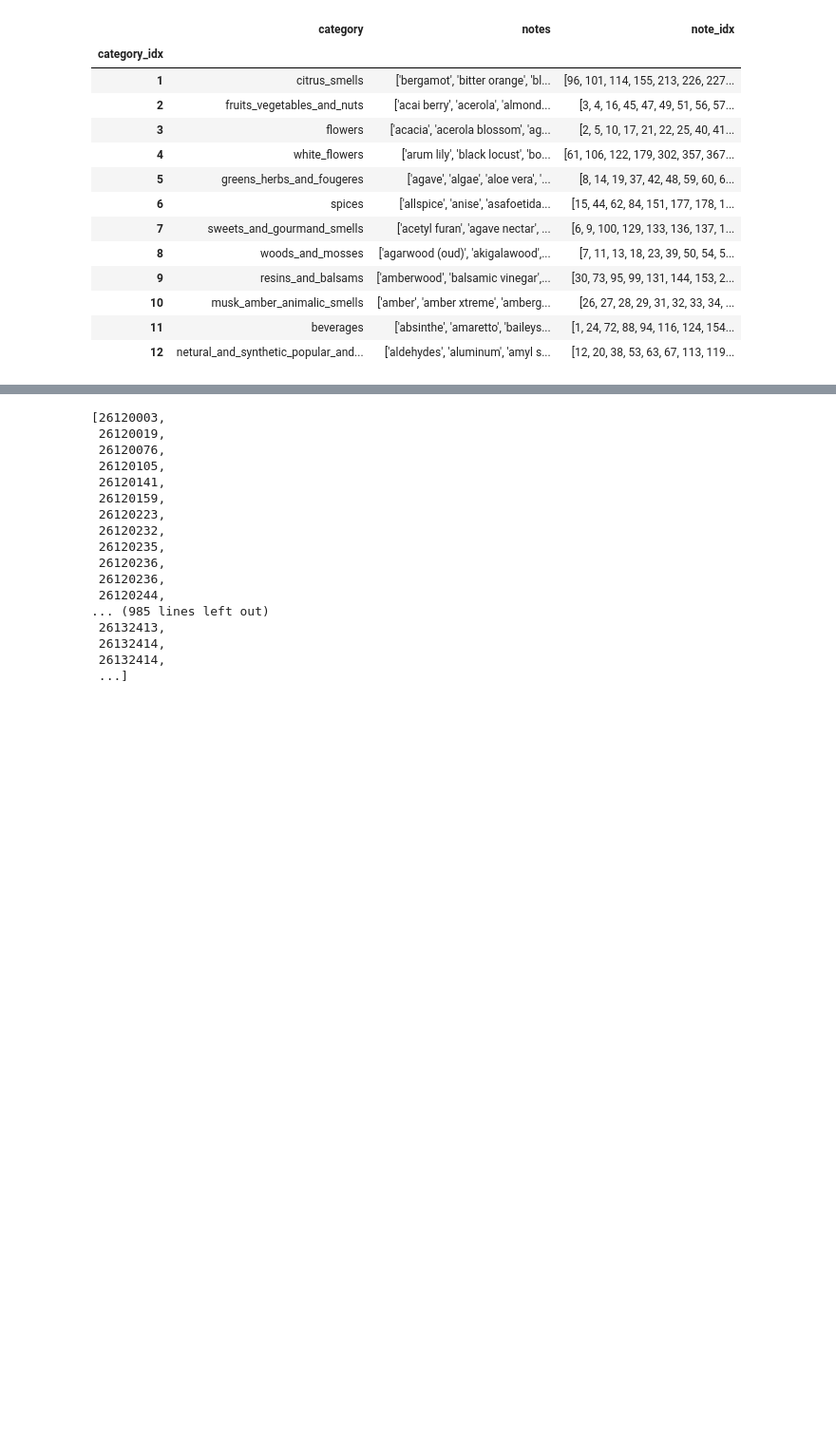
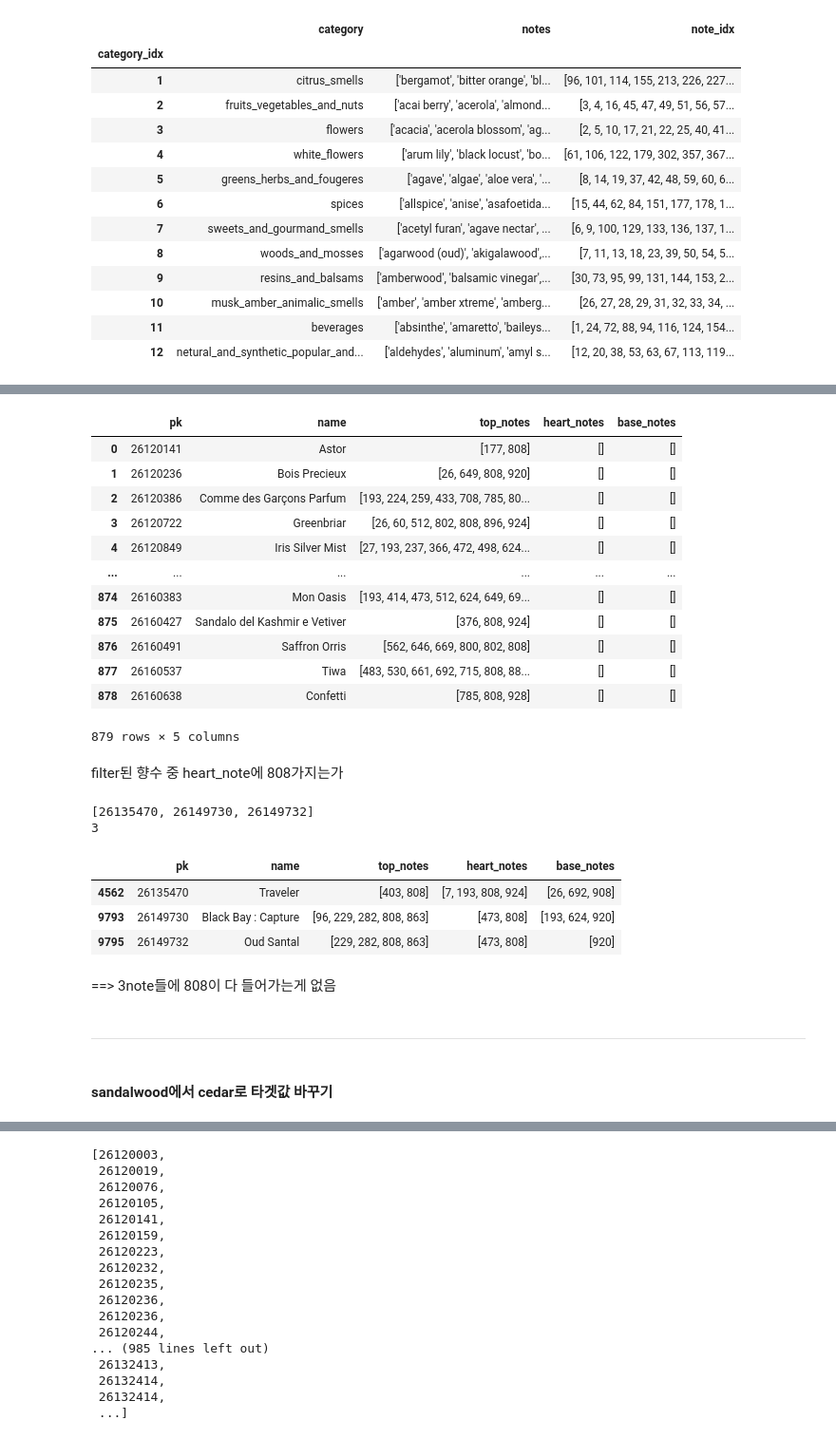
Before and after one commit to Heewon-K/Project-perfume-rec, a Jupyter notebook: code/cat8_results.ipynb, the cells around one changed output, grey strips where cells are left out. Shown: that part at 95% size. Cells and saved outputs as stored; diff of their text form; code cells hidden in the pictures; blank space fills up the shorter version.

```diff
--- a/code/cat8_results.ipynb
+++ b/code/cat8_results.ipynb
@@ -53,0 +67,8 @@ top_notes에 cat8이 있는지 ==> sandalwood값이 있는지로 바꿔야함
+# %%
+# top_notes에 808번 향을 포함하는 향수의 pk값을 top_808 리스트에 넣기
+top_808 = []
+for i in range(len(perfume_df)):
+    for j in range(len(perfume_df['top_notes'][i])):
+        if perfume_df['top_notes'][i][j] == 808:
+            top_808.append(perfume_df['pk'][i])
+top_808
@@ -53,0 +93,59 @@ top_notes에 cat8이 있는지 ==> sandalwood값이 있는지로 바꿔야함
+# %%
+# top_808리스트 속의 값을 pk로 가지는 향수만 골라서 새로 데이터 프레임 만들기
+test = []
+for i in top_808:
+    test.append(perfume_df[perfume_df['pk'] == i])
+
+df = test[0]
+for i in range(1,len(test)):
+    df = df.append(test[i])
+df = df.reset_index(drop = True)
+df
+# %% [output]
+|  | pk | name | top_notes | heart_notes | base_notes |
+| 0 | 26120141 | Astor | [177, 808] | [] | [] |
+| 1 | 26120236 | Bois Precieux | [26, 649, 808, 920] | [] | [] |
+| 2 | 26120386 | Comme des Garçons Parfum | [193, 224, 259, 433, 708, 785, 80... | [] | [] |
+| 3 | 26120722 | Greenbriar | [26, 60, 512, 802, 808, 896, 924] | [] | [] |
+| 4 | 26120849 | Iris Silver Mist | [27, 193, 237, 366, 472, 498, 624... | [] | [] |
+| ... | ... | ... | ... | ... | ... |
+| 874 | 26160383 | Mon Oasis | [193, 414, 473, 512, 624, 649, 69... | [] | [] |
+| 875 | 26160427 | Sandalo del Kashmir e Vetiver | [376, 808, 924] | [] | [] |
+| 876 | 26160491 | Saffron Orris | [562, 646, 669, 800, 802, 808] | [] | [] |
+| 877 | 26160537 | Tiwa | [483, 530, 661, 692, 715, 808, 88... | [] | [] |
+| 878 | 26160638 | Confetti | [785, 808, 928] | [] | [] |
+879 rows × 5 columns
+# %% [markdown]
+filter된 향수 중 heart_note에 808가지는가
+# %%
+mid_808 = []
+
+for i in range(len(df)):
+    for j in range(len(df['heart_notes'][i])):
+        if df['heart_notes'][i][j] == 808:
+            mid_808.append(df['pk'][i])
+print(mid_808[0:3])
+print(len(mid_808))
+# %% [output]
+[26135470, 26149730, 26149732]
+3
+# %%
+test = []
+for i in mid_808:
+    test.append(perfume_df[perfume_df['pk'] == i])
+
+df_middle = test[0]
+for i in range(1,len(test)):
+    df_middle = df_middle.append(test[i])
+df_middle
+# %% [output]
+|  | pk | name | top_notes | heart_notes | base_notes |
+| 4562 | 26135470 | Traveler | [403, 808] | [7, 193, 808, 924] | [26, 692, 908] |
+| 9793 | 26149730 | Black Bay : Capture | [96, 229, 282, 808, 863] | [473, 808] | [193, 624, 920] |
+| 9795 | 26149732 | Oud Santal | [229, 282, 808, 863] | [473, 808] | [920] |
+# %% [markdown]
+==> 3note들에 808이 다 들어가는게 없음
+# %% [markdown]
+***
+# %% [markdown]
+#### sandalwood에서 cedar로 타겟값 바꾸기
```
Also changed, not shown: parts of 39 cells of this notebook.
